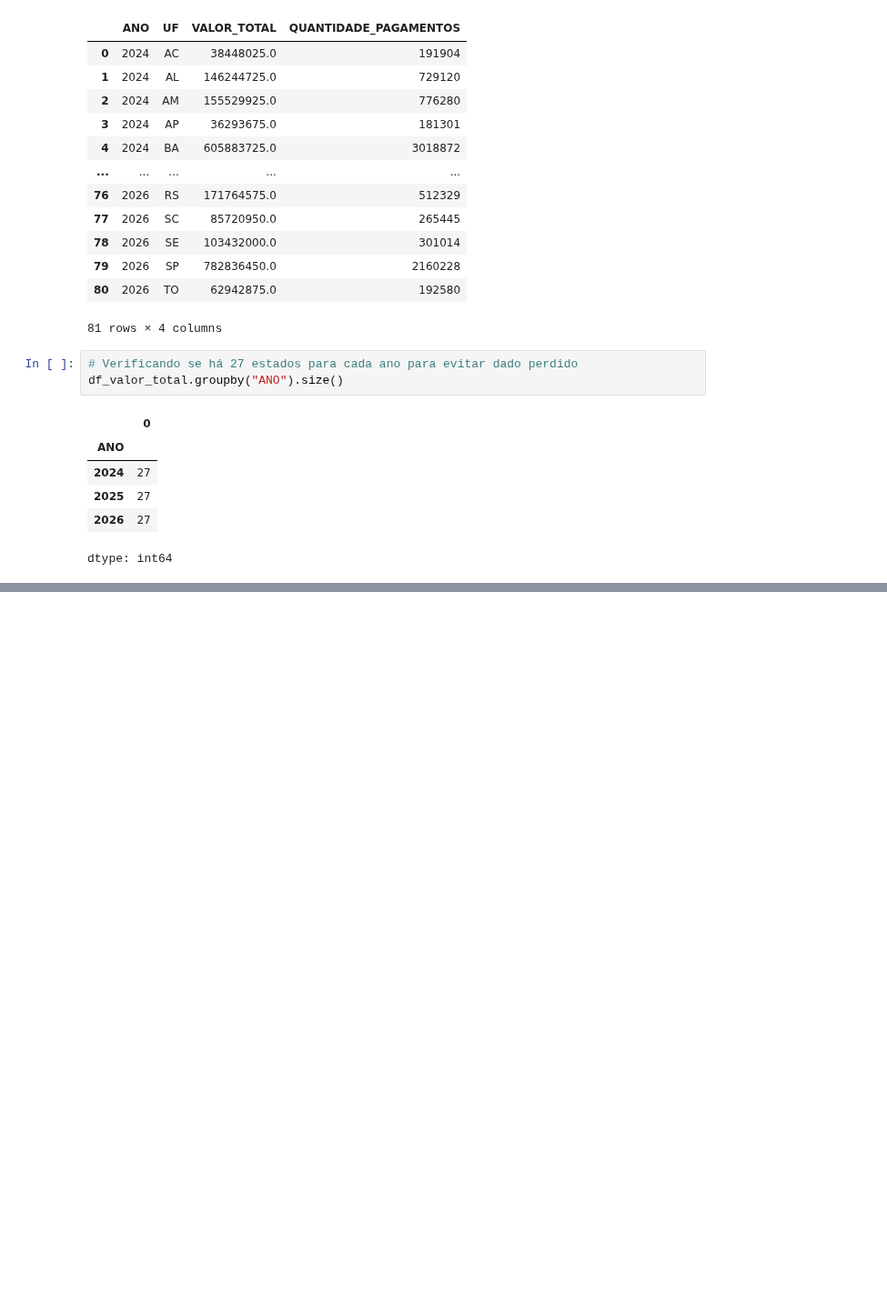
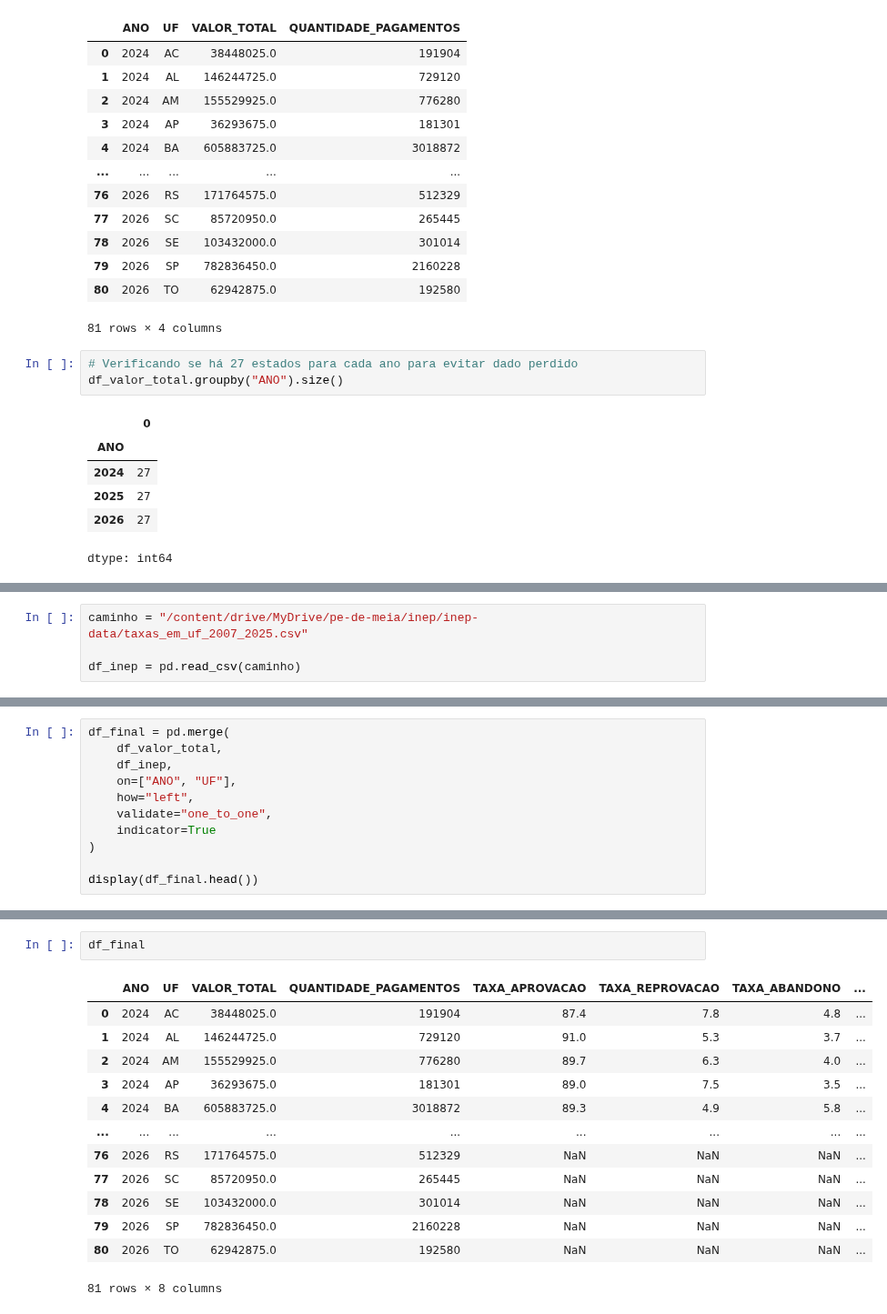
Before and after one commit to lucas-estanislau/pe-de-meia, a Jupyter notebook: 02_agregação.ipynb, the cells around one changed output, grey strips where cells are left out. Shown at 91% size. Cells and saved outputs as stored; diff of their text form; blank space fills up the shorter version.

Commit message:
Merge dos dados do Pé-de-Meia com as taxas de rendimento de 2024 e 2025

```diff
--- a/02_agregação.ipynb
+++ b/02_agregação.ipynb
@@ -147,0 +150,4 @@ df_valor_total.to_csv(
+# %%
+caminho = "/content/drive/MyDrive/pe-de-meia/inep/inep-data/taxas_em_uf_2007_2025.csv"
+
+df_inep = pd.read_csv(caminho)
@@ -147,0 +156,11 @@ df_valor_total.to_csv(
+# %%
+df_final = pd.merge(
+    df_valor_total,
+    df_inep,
+    on=["ANO", "UF"],
+    how="left",
+    validate="one_to_one",
+    indicator=True
+)
+
+display(df_final.head())
@@ -147,0 +174,16 @@ df_valor_total.to_csv(
+# %%
+df_final
+# %% [output]
+|  | ANO | UF | VALOR_TOTAL | QUANTIDADE_PAGAMENTOS | TAXA_APROVACAO | TAXA_REPROVACAO | TAXA_ABANDONO | ... |
+| 0 | 2024 | AC | 38448025.0 | 191904 | 87.4 | 7.8 | 4.8 | ... |
+| 1 | 2024 | AL | 146244725.0 | 729120 | 91.0 | 5.3 | 3.7 | ... |
+| 2 | 2024 | AM | 155529925.0 | 776280 | 89.7 | 6.3 | 4.0 | ... |
+| 3 | 2024 | AP | 36293675.0 | 181301 | 89.0 | 7.5 | 3.5 | ... |
+| 4 | 2024 | BA | 605883725.0 | 3018872 | 89.3 | 4.9 | 5.8 | ... |
+| ... | ... | ... | ... | ... | ... | ... | ... | ... |
+| 76 | 2026 | RS | 171764575.0 | 512329 | NaN | NaN | NaN | ... |
+| 77 | 2026 | SC | 85720950.0 | 265445 | NaN | NaN | NaN | ... |
+| 78 | 2026 | SE | 103432000.0 | 301014 | NaN | NaN | NaN | ... |
+| 79 | 2026 | SP | 782836450.0 | 2160228 | NaN | NaN | NaN | ... |
+| 80 | 2026 | TO | 62942875.0 | 192580 | NaN | NaN | NaN | ... |
+81 rows × 8 columns
```
Also changed, not shown: parts of 10 cells of this notebook.
